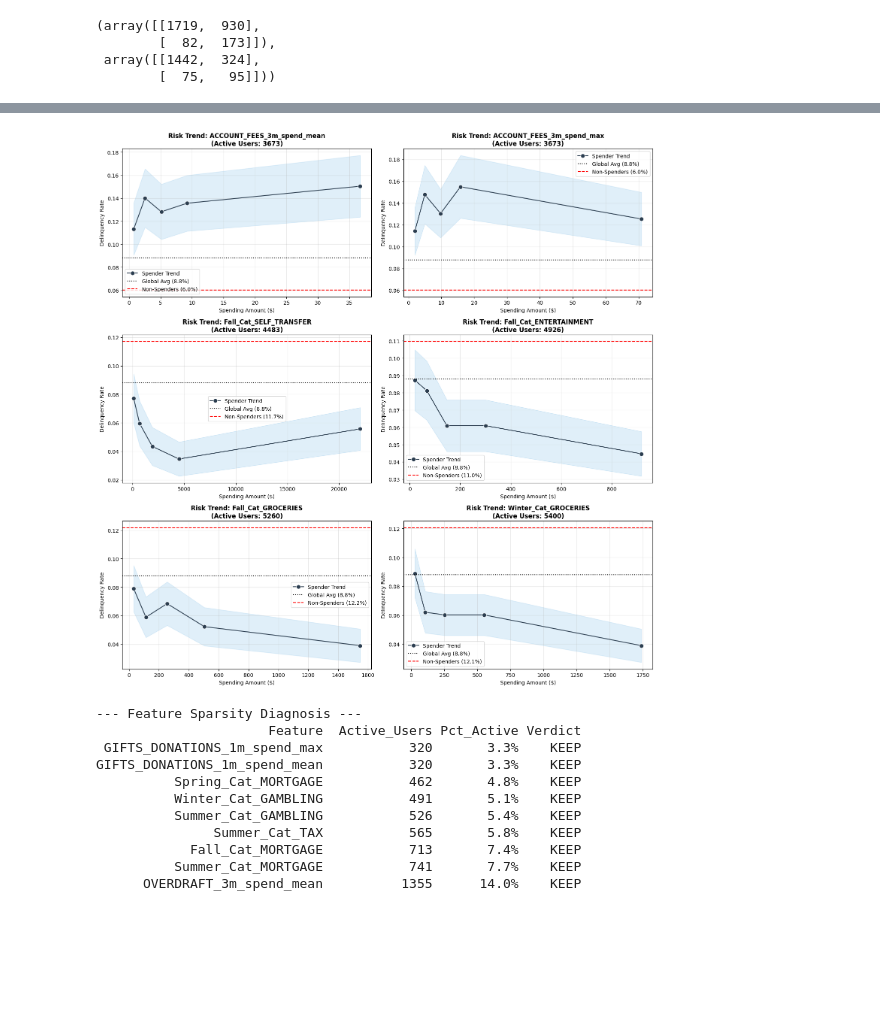
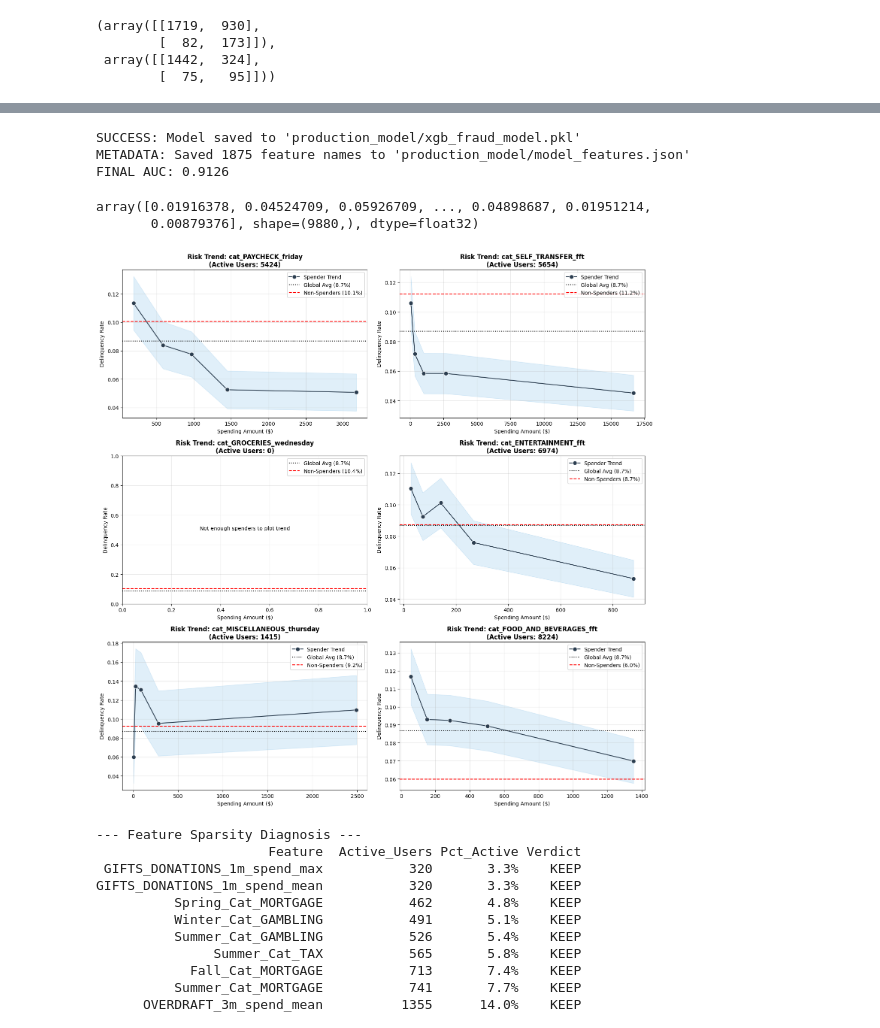
Before and after one commit to harisdsc/DSC180B, a Jupyter notebook: fitting_model.ipynb, the cells around one changed output, grey strips where cells are left out. Cells and saved outputs as stored; diff of their text form; code cells hidden in the pictures; blank space fills up the shorter version.

```diff
--- a/fitting_model.ipynb
+++ b/fitting_model.ipynb
@@ -1003,3 +1667,63 @@ Test ROC AUC:  0.7582
+# %%
+import joblib
+import json
+import os
+
+# Create a folder for your best model
+os.makedirs('production_model', exist_ok=True)
+
+# 1. Save the XGBoost model object
+joblib.dump(xgb_model, 'production_model/xgb_fraud_model.pkl')
+
+# 2. Save the exact list of features (CRITICAL for XGBoost)
+# This ensures you don't get "Feature mismatch" errors later
+feature_list = X_xgb.columns.tolist()
+with open('production_model/model_features.json', 'w') as f:
+    json.dump(feature_list, f)
+
+print(f"SUCCESS: Model saved to 'production_model/xgb_fraud_model.pkl'")
+print(f"METADATA: Saved {len(feature_list)} feature names to 'production_model/model_features.json'")
+print(f"FINAL AUC: {real_auc:.4f}")
+# %% [output]
+SUCCESS: Model saved to 'production_model/xgb_fraud_model.pkl'
+METADATA: Saved 1875 feature names to 'production_model/model_features.json'
+FINAL AUC: 0.9126
+# %%
+import joblib
+import json
+import pandas as pd
+import numpy as np
+
+# 1. Load the Model
+loaded_model = joblib.load('production_model/xgb_fraud_model.pkl')
+
+# 2. Load the Feature List
+with open('production_model/model_features.json', 'r') as f:
+    required_features = json.load(f)
+
+def predict_fraud_risk(new_data_df):
+    """
+    Takes a new dataframe (after feature engineering), aligns columns,
+    and returns risk probabilities.
+    """
+    # Ensure all columns exist, filling missing ones with 0
+    for col in required_features:
+        if col not in new_data_df.columns:
+            new_data_df[col] = 0
+
+    # Filter and reorder columns to match training EXACTLY
+    X_input = new_data_df[required_features]
+
+    # Predict
+    probs = loaded_model.predict_proba(X_input)[:, 1]
+    return probs
+
+# Example Usage:
+risk_scores = predict_fraud_risk(X_real_test)
+risk_scores
+# %% [output]
+array([0.01916378, 0.04524709, 0.05926709, ..., 0.04898687, 0.01951214,
+       0.00879376], shape=(9880,), dtype=float32)
 # %%
 import matplotlib.pyplot as plt
 import seaborn as sns
@@ -1011,8 +1735,8 @@ features_to_check = importance_df.head(20)['Feature'].to_list()
 
 sparsity_check = []
 for col in features_to_check:
-    non_zeros = (final_product[col] != 0).sum()
-    total = len(final_product)
+    non_zeros = (habit_features_df[col] != 0).sum()
+    total = len(habit_features_df)
     pct_active = non_zeros / total
 
     sparsity_check.append({
@@ -1065,35 +1789,35 @@ def plot_risk_trends_nonzero(df, features, target='DQ_TARGET', q=5):
             # 4. Plot the Trend (Spenders)
             sns.lineplot(
                 ax=ax, x=agg_data['avg_spend'], y=agg_data['risk_rate'],
                 marker='o', markersize=8, color='#2c3e50', label='Spender Trend'
             )
 
             # Error Bands
             lower = agg_data['risk_rate'] - 1.96 * agg_data['std_err']
             upper = agg_data['risk_rate'] + 1.96 * agg_data['std_err']
             ax.fill_between(agg_data['avg_spend'], lower, upper, color='#3498db', alpha=0.15)
 
         else:
             # Fallback for extremely rare features
             ax.text(0.5, 0.5, "Not enough spenders to plot trend", ha='center')
 
         # 5. Add Reference Lines
         ax.axhline(global_risk, color='black', linestyle=':', label=f'Global Avg ({global_risk:.1%})')
         ax.axhline(zero_risk, color='red', linestyle='--', label=f'Non-Spenders ({zero_risk:.1%})')
 
         ax.set_title(f'Risk Trend: {col}\n(Active Users: {len(non_zeros)})', fontweight='bold')
         ax.set_ylabel('Delinquency Rate')
         ax.set_xlabel('Spending Amount ($)')
         ax.legend()
         ax.grid(True, alpha=0.3)
 
     plt.tight_layout()
     plt.show()
 
 sparse_features = sparsity_df["Feature"][-6:].to_list()
-plot_risk_trends_nonzero(final_product, sparse_features)
+plot_risk_trends_nonzero(habit_features_df, sparse_features)
 # %% [output]
-[figure, old version]
+[figure, new version]
 # %%
 features_to_check = importance_df.head(20)['Feature'].to_list()
 
```
Also changed, not shown: parts of 20 cells of this notebook, 10 other files.
